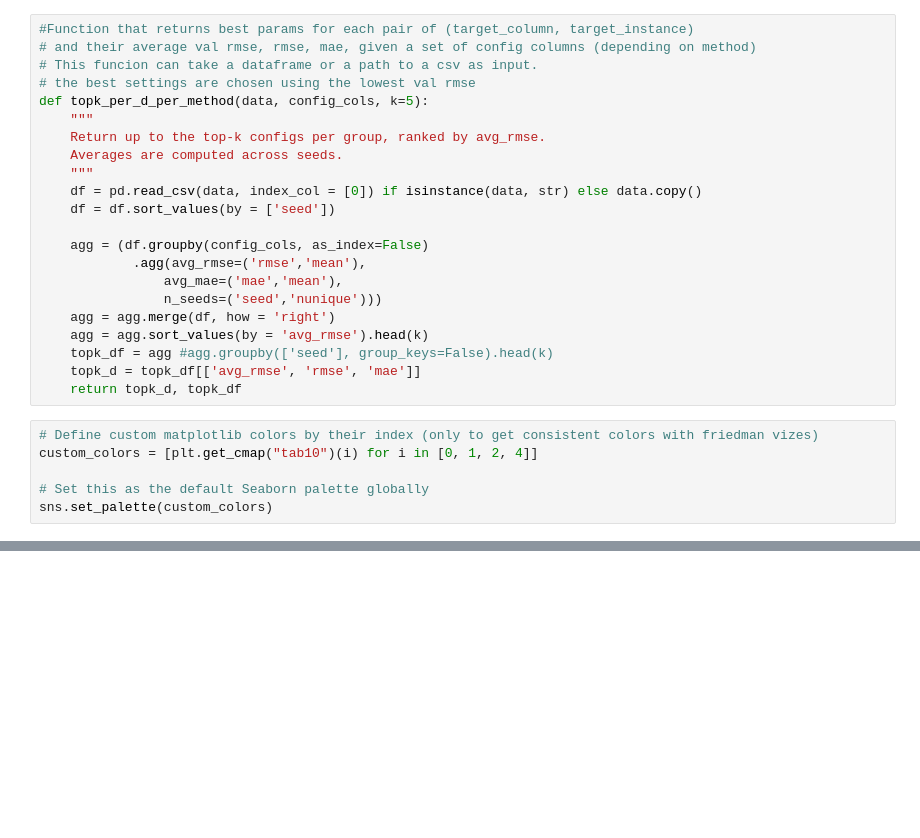
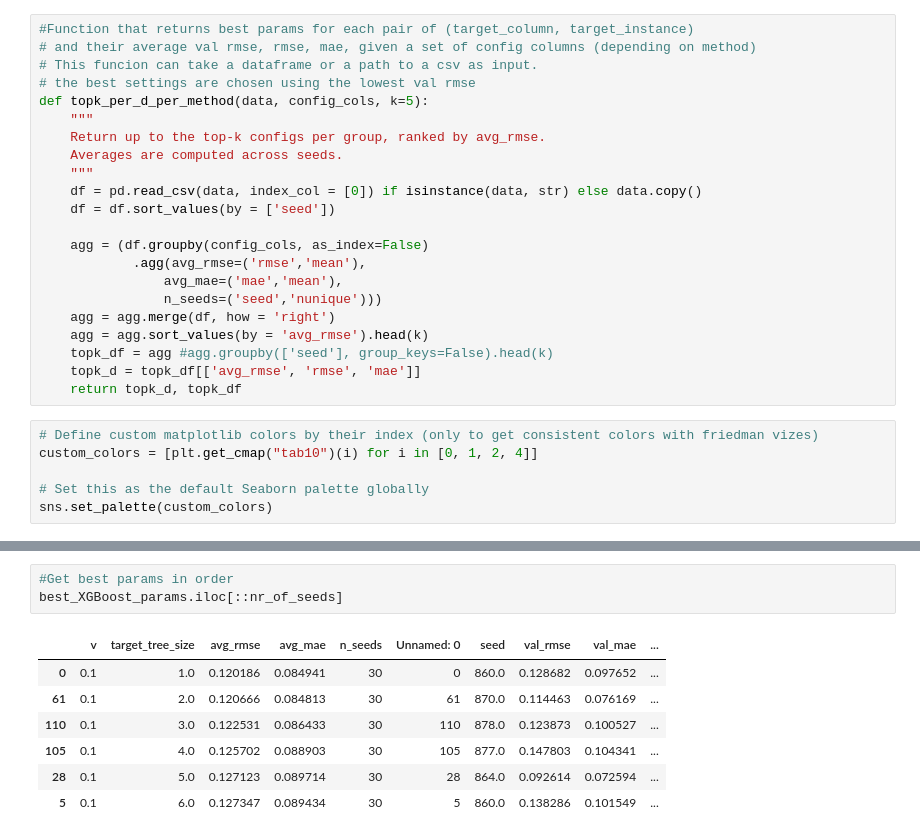
Before and after one commit to DageBjorne/transfertreeboost, a Jupyter notebook: stem-profile/viz.ipynb, the cells around one changed output, grey strips where cells are left out. Cells and saved outputs as stored; diff of their text form; blank space fills up the shorter version.

```diff
--- a/stem-profile/viz.ipynb
+++ b/stem-profile/viz.ipynb
@@ -130,0 +163,11 @@ lk
+# %%
+#Get best params in order
+best_XGBoost_params.iloc[::nr_of_seeds]
+# %% [output]
+|  | v | target_tree_size | avg_rmse | avg_mae | n_seeds | Unnamed: 0 | seed | val_rmse | val_mae | ... |
+| 0 | 0.1 | 1.0 | 0.120186 | 0.084941 | 30 | 0 | 860.0 | 0.128682 | 0.097652 | ... |
+| 61 | 0.1 | 2.0 | 0.120666 | 0.084813 | 30 | 61 | 870.0 | 0.114463 | 0.076169 | ... |
+| 110 | 0.1 | 3.0 | 0.122531 | 0.086433 | 30 | 110 | 878.0 | 0.123873 | 0.100527 | ... |
+| 105 | 0.1 | 4.0 | 0.125702 | 0.088903 | 30 | 105 | 877.0 | 0.147803 | 0.104341 | ... |
+| 28 | 0.1 | 5.0 | 0.127123 | 0.089714 | 30 | 28 | 864.0 | 0.092614 | 0.072594 | ... |
+| 5 | 0.1 | 6.0 | 0.127347 | 0.089434 | 30 | 5 | 860.0 | 0.138286 | 0.101549 | ... |
```
Also changed, not shown: parts of 6 cells of this notebook, 7 other files.
